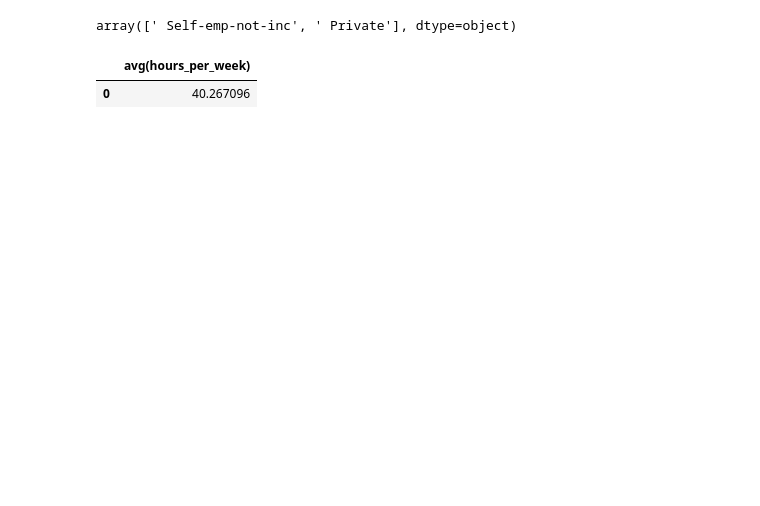
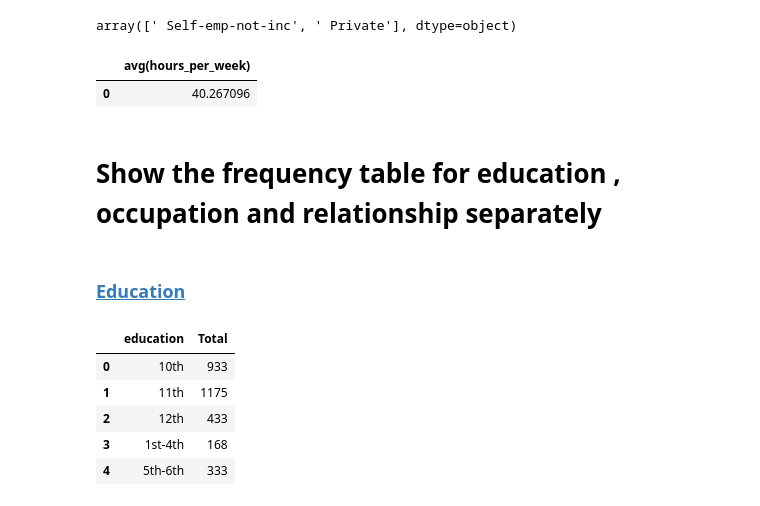
Before and after one commit to RancyChepchirchir/Assignments, a Jupyter notebook: 07.Assignment-SQL.ipynb, the cells around one changed output. Saved outputs shown, nothing was run; the diff lists cells and outputs as text; code cells hidden in the pictures; blank space fills up the shorter version.

```diff
--- a/07.Assignment-SQL.ipynb
+++ b/07.Assignment-SQL.ipynb
@@ -110,3 +110,19 @@ df1.head()
 # %% [output]
 |  | avg(hours_per_week) |
 | 0 | 40.267096 |
+# %% [markdown]
+# <a id='7'>Show the frequency table for education , occupation and relationship separately<a/>
+# %% [markdown]
+### [Education](#0)
+# %%
+cur.execute("""SELECT education, COUNT(*) As Total from sqladb Group by education ;""")
+output1 = pd.DataFrame(cur.fetchall())
+output1.columns = [x[0] for x in cur.description]
+output1.head()
+# %% [output]
+|  | education | Total |
+| 0 | 10th | 933 |
+| 1 | 11th | 1175 |
+| 2 | 12th | 433 |
+| 3 | 1st-4th | 168 |
+| 4 | 5th-6th | 333 |
```
Also changed, not shown: parts of 6 cells of this notebook.
